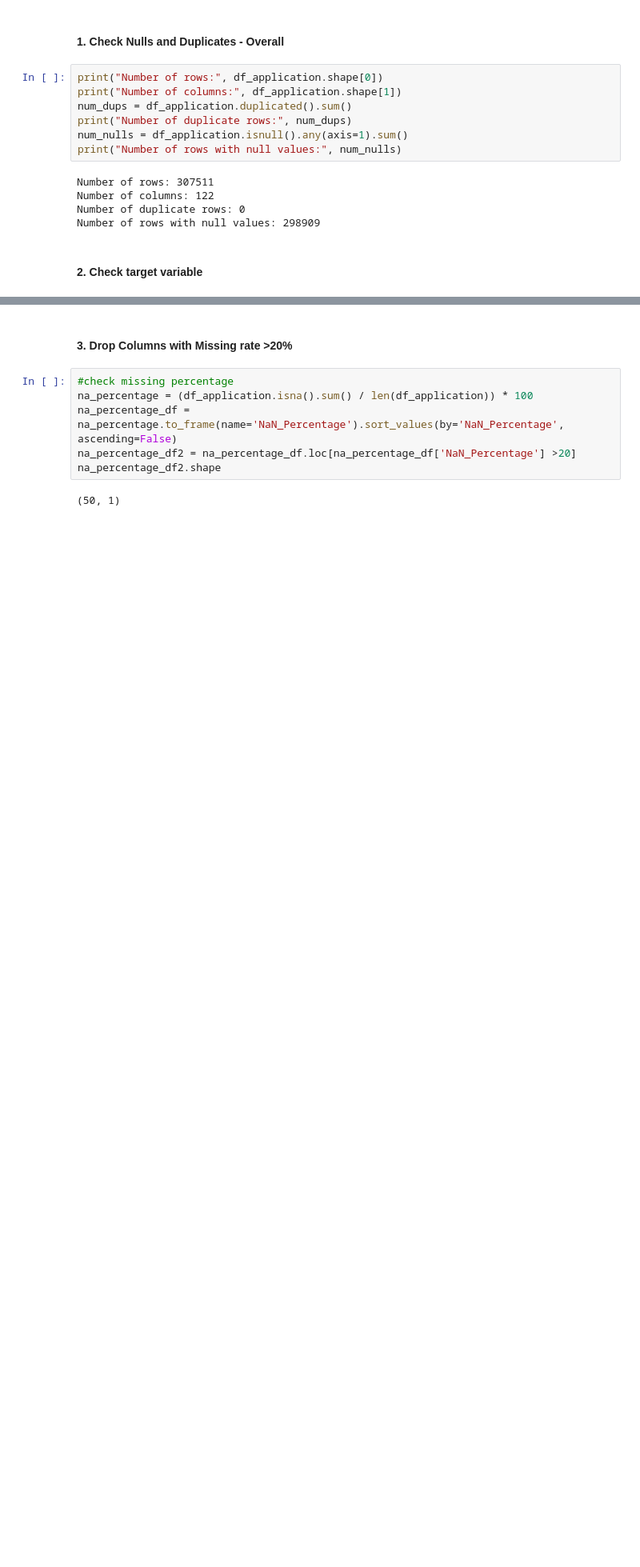
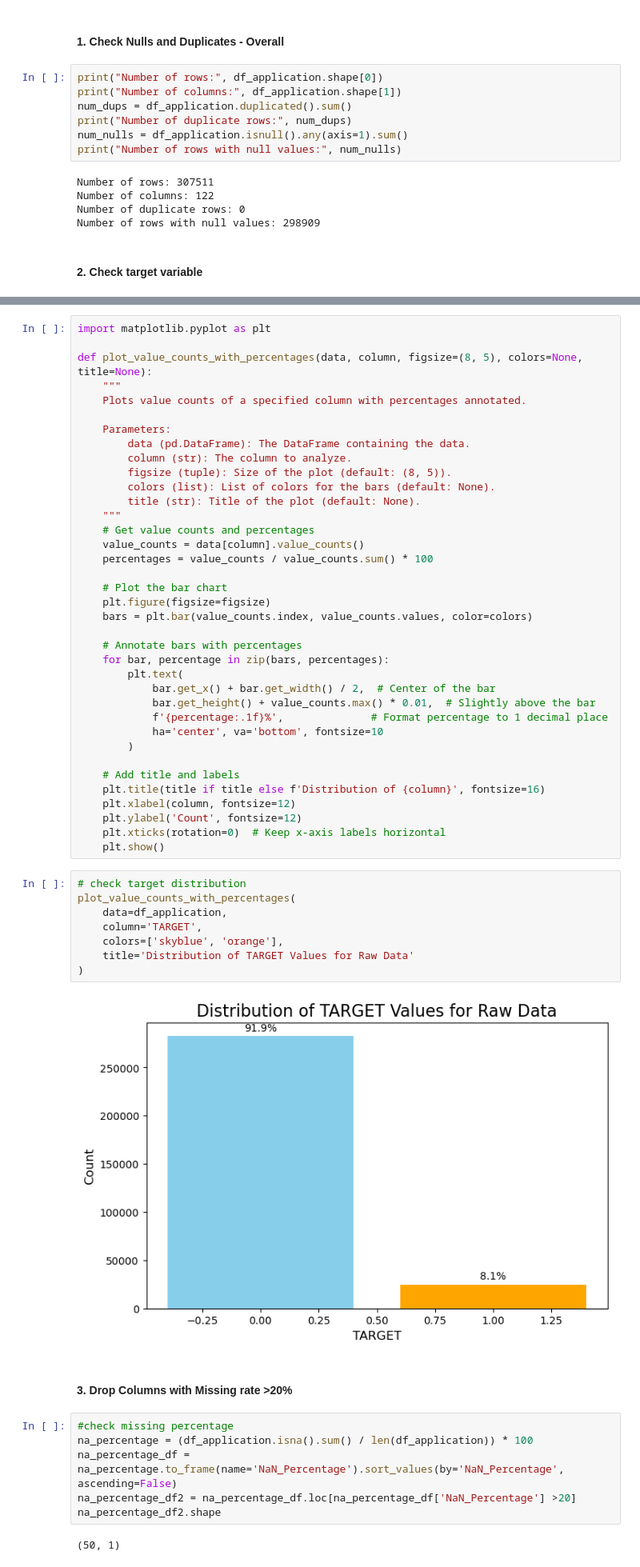
Before and after one commit to wildestdream33/Credit-Risk-Project, a Jupyter notebook: 545_Final_Project.ipynb, the cells around one changed output, grey strips where cells are left out. Shown at 80% size. Drawn from its saved outputs; the diff is of its cells as text; blank space fills up the shorter version.

Commit message:
updated EAD with visualization

```diff
--- a/545_Final_Project.ipynb
+++ b/545_Final_Project.ipynb
@@ -58,3 +51,50 @@ Name: count, dtype: int64
+# %%
+import matplotlib.pyplot as plt
+
+def plot_value_counts_with_percentages(data, column, figsize=(8, 5), colors=None, title=None):
+    """
+    Plots value counts of a specified column with percentages annotated.
+
+    Parameters:
+        data (pd.DataFrame): The DataFrame containing the data.
+        column (str): The column to analyze.
+        figsize (tuple): Size of the plot (default: (8, 5)).
+        colors (list): List of colors for the bars (default: None).
+        title (str): Title of the plot (default: None).
+    """
+    # Get value counts and percentages
+    value_counts = data[column].value_counts()
+    percentages = value_counts / value_counts.sum() * 100
+
+    # Plot the bar chart
+    plt.figure(figsize=figsize)
+    bars = plt.bar(value_counts.index, value_counts.values, color=colors)
+
+    # Annotate bars with percentages
+    for bar, percentage in zip(bars, percentages):
+        plt.text(
+            bar.get_x() + bar.get_width() / 2,  # Center of the bar
+            bar.get_height() + value_counts.max() * 0.01,  # Slightly above the bar
+            f'{percentage:.1f}%',              # Format percentage to 1 decimal place
+            ha='center', va='bottom', fontsize=10
+        )
+
+    # Add title and labels
+    plt.title(title if title else f'Distribution of {column}', fontsize=16)
+    plt.xlabel(column, fontsize=12)
+    plt.ylabel('Count', fontsize=12)
+    plt.xticks(rotation=0)  # Keep x-axis labels horizontal
+    plt.show()
+# %%
+# check target distribution
+plot_value_counts_with_percentages(
+    data=df_application,
+    column='TARGET',
+    colors=['skyblue', 'orange'],
+    title='Distribution of TARGET Values for Raw Data'
+)
+# %% [output]
+[figure, added]
 # %% [markdown]
 #### 3. Drop Columns with Missing rate >20%
 # %%
```
Also changed, not shown: parts of 12 cells of this notebook.
